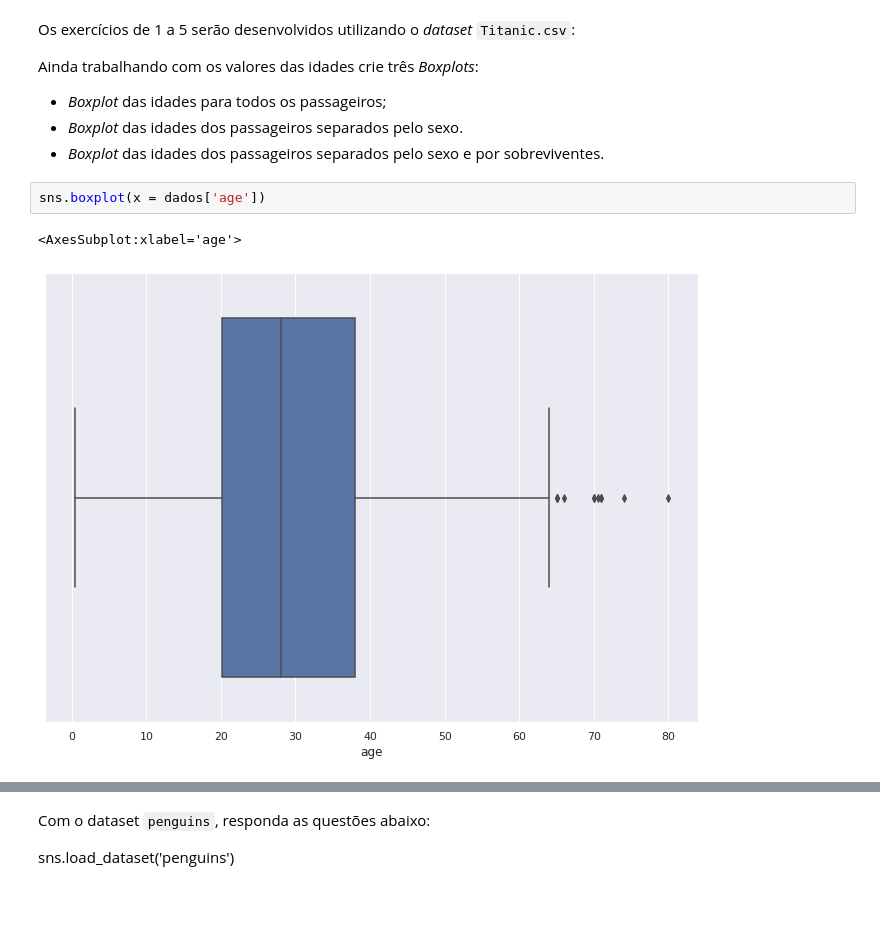
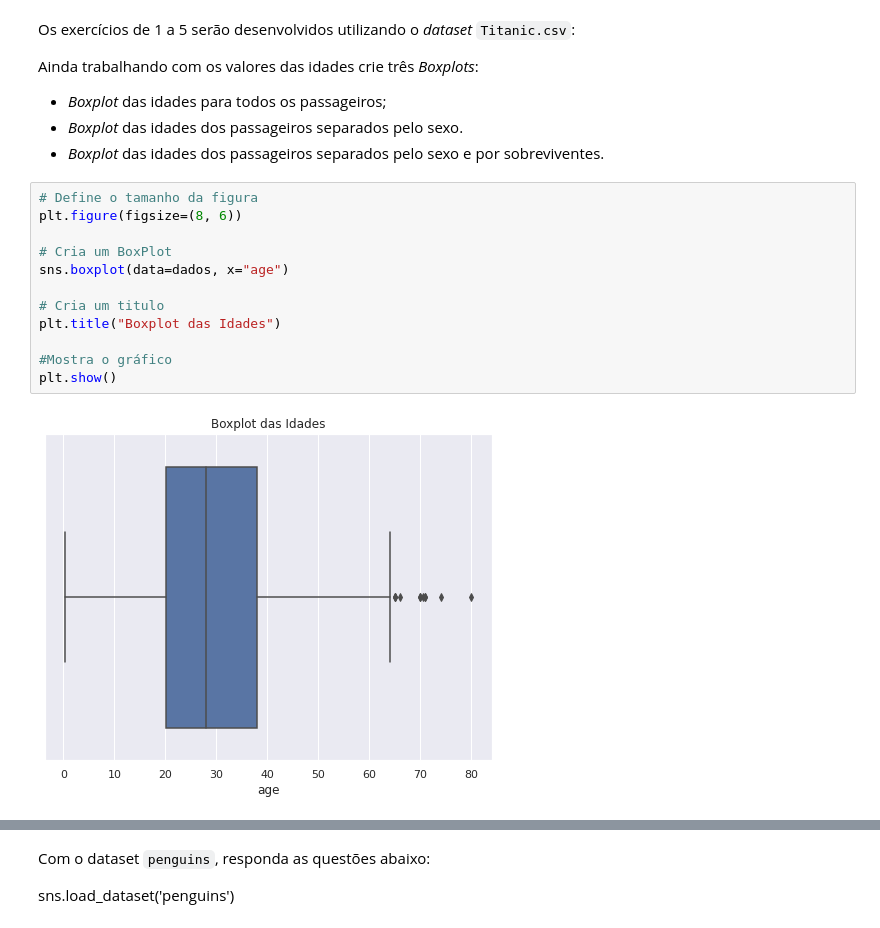
Before and after one commit to VitorFRodrigues/Coding_Tank_Material, a Jupyter notebook: Polo_Tech/Modulo_04/Listas/L1-Estatistica1_vitor.ipynb, the cells around one changed output, grey strips where cells are left out. Cells and saved outputs as stored; diff of their text form; blank space fills up the shorter version.

```diff
--- a/Polo_Tech/Modulo_04/Listas/L1-Estatistica1_vitor.ipynb
+++ b/Polo_Tech/Modulo_04/Listas/L1-Estatistica1_vitor.ipynb
@@ -197,8 +280,17 @@ Ainda trabalhando com os valores das idades crie três _Boxplots_:
 - _Boxplot_ das idades dos passageiros separados pelo sexo.
 - _Boxplot_ das idades dos passageiros separados pelo sexo e por sobreviventes.
 # %%
-sns.boxplot(x = dados['age'])
+# Define o tamanho da figura
+plt.figure(figsize=(8, 6))
+
+# Cria um BoxPlot
+sns.boxplot(data=dados, x="age")
+
+# Cria um titulo
+plt.title("Boxplot das Idades")
+
+#Mostra o gráfico
+plt.show()
 # %% [output]
-<AxesSubplot:xlabel='age'>
-[figure, old version]
+[figure, new version]
 # %%
```
Also changed, not shown: parts of 18 cells of this notebook.
